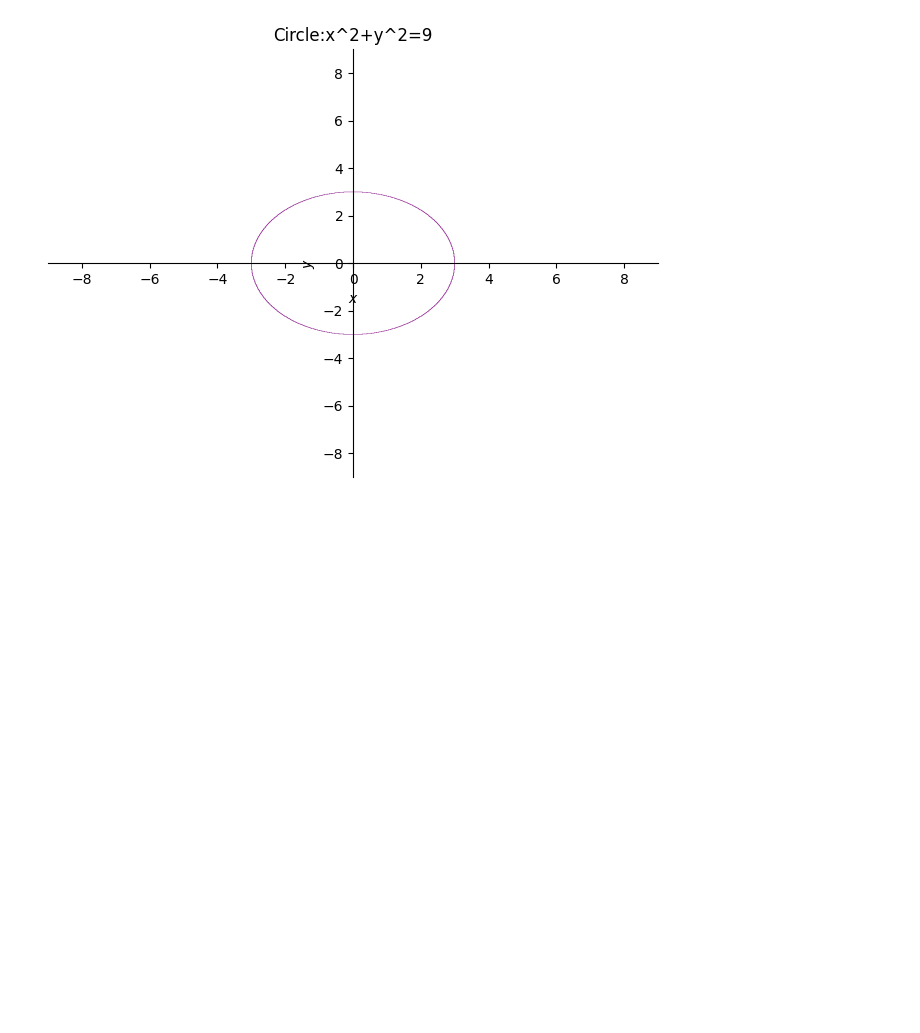
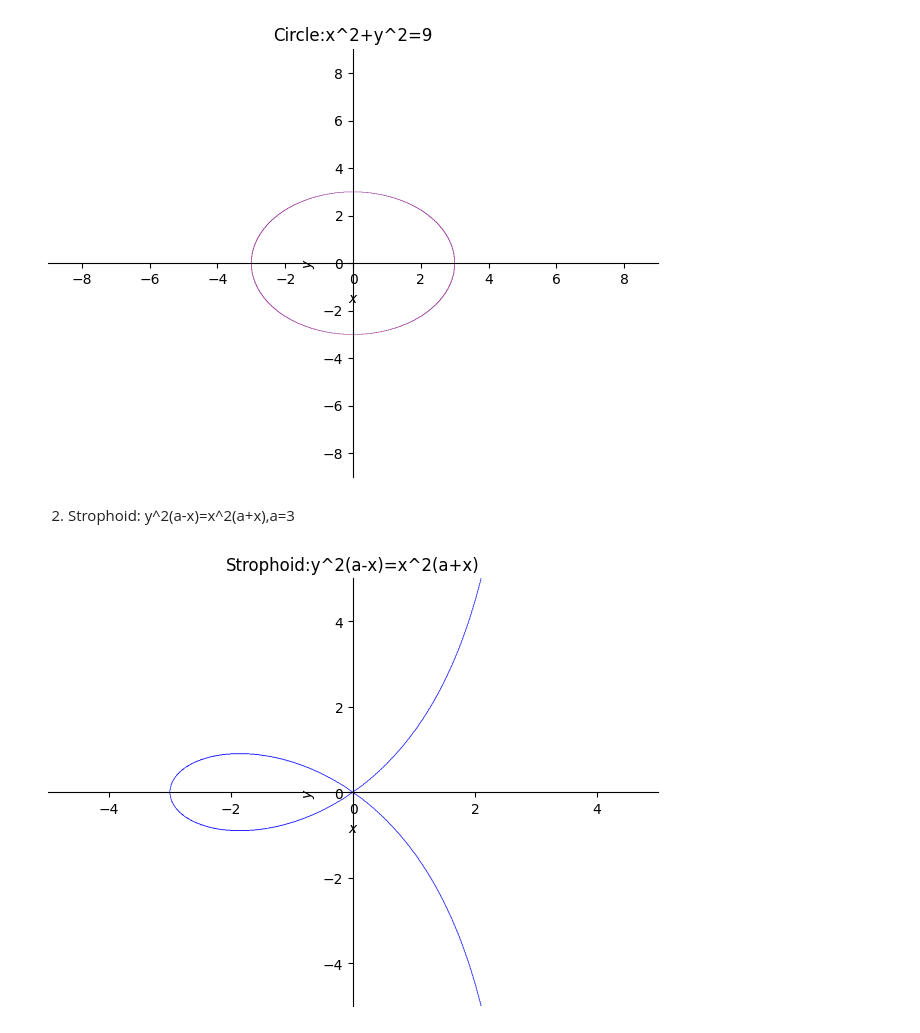
Before and after one commit to Chethan2627/Chethan2627, a Jupyter notebook: Program_1_2D_polt_of_cartesian_and_polar_curves.ipynb, the cells around one changed output. Saved outputs shown, nothing was run; the diff lists cells and outputs as text; code cells hidden in the pictures; blank space fills up the shorter version.

```diff
--- a/Program_1_2D_polt_of_cartesian_and_polar_curves.ipynb
+++ b/Program_1_2D_polt_of_cartesian_and_polar_curves.ipynb
@@ -6,3 +8,11 @@ x,y=symbols('x y')
 p1=plot_implicit(Eq(x**2+y**2,9),(x,-9,9),(y,-9,9),line_color='purple',title='Circle:x^2+y^2=9')
 # %% [output]
 [figure]
+# %% [markdown]
+2) Strophoid: y^2(a-x)=x^2(a+x),a=3
+# %%
+from sympy import plot_implicit , symbols, Eq
+x,y=symbols('x y')
+p1=plot_implicit(Eq(y**2*(3-x),x**2*(3+x)),(x,-5,5),(y,-5,5),line_color="blue",title='Strophoid:y^2(a-x)=x^2(a+x)')
+# %% [output]
+[figure, added]
```
Also changed, not shown: parts of 1 cell of this notebook.
